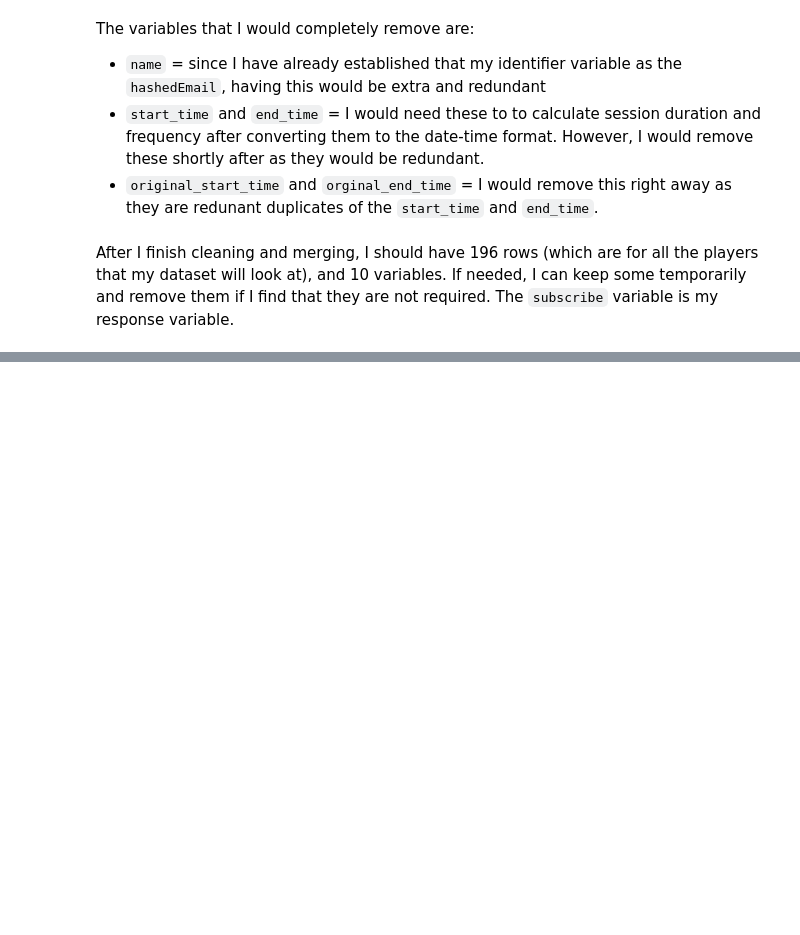
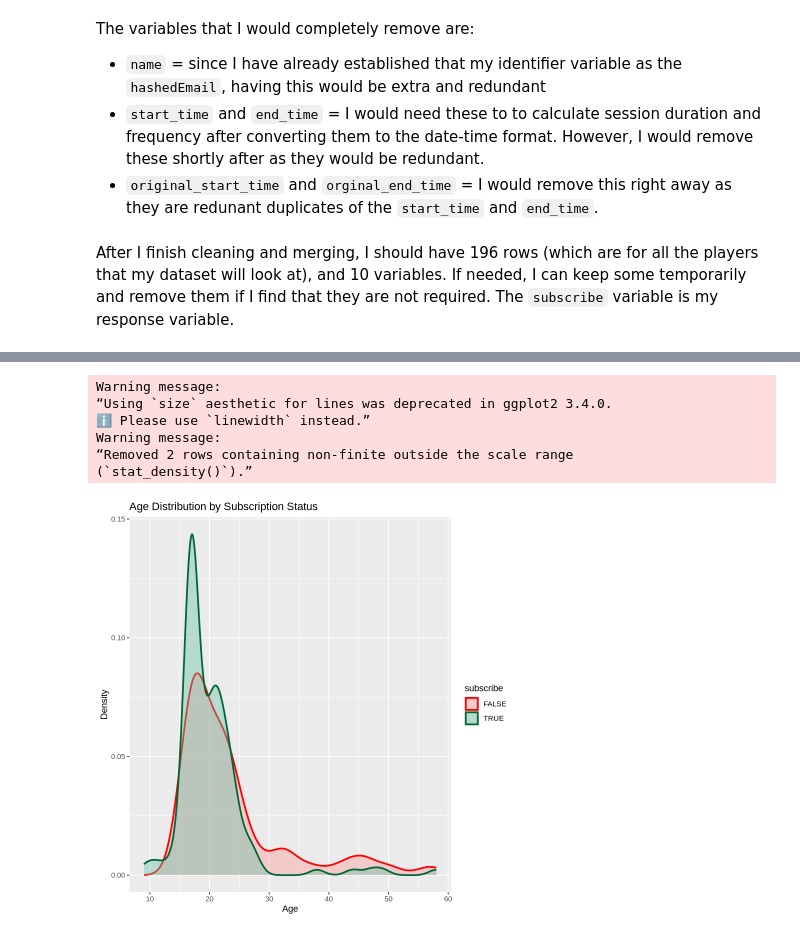
Before and after one commit to ihuang11/dsci100-project, a Jupyter notebook: Individual Project Planning Proposal.ipynb, the cells around one changed output, grey strips where cells are left out. Saved outputs shown, nothing was run; the diff lists cells and outputs as text; code cells hidden in the pictures; blank space fills up the shorter version.

```diff
--- a/Individual Project Planning Proposal.ipynb
+++ b/Individual Project Planning Proposal.ipynb
@@ -118,0 +164,6 @@ After I finish cleaning and merging, I should have 196 rows (which are for all t
+# %%
+sessions <- sessions |>
+    mutate(start_time = as.POSIXct(start_time, format = "%d/%m/%Y %H:%M"),
+           end_time = as.POSIXct(end_time, format = "%d/%m/%Y %H:%M"))
+
+sessions
@@ -118,0 +192,13 @@ After I finish cleaning and merging, I should have 196 rows (which are for all t
+# %%
+
+
+sessions <- sessions |>
+  mutate(session_duration = as.numeric(difftime(end_time, start_time, units = "mins")))
+
+data_combined <- players |>
+  left_join(sessions |> group_by(hashedEmail) |>
+              summarize(avg_session_duration = mean(session_duration, na.rm = TRUE),
+                        total_sessions = n()),
+            by = "hashedEmail")
+
+data_combined
@@ -118,0 +272,18 @@ After I finish cleaning and merging, I should have 196 rows (which are for all t
+# %%
+ggplot(data_combined, aes(x = Age, fill = subscribe, color = subscribe)) +
+  geom_density(alpha = 0.4, size = 1) +  # semi-transparent fill and visible outline
+  labs(
+    title = "Age Distribution by Subscription Status",
+    x = "Age",
+    y = "Density"
+  ) +
+  scale_fill_manual(values = c("FALSE" = "#FF9999", "TRUE" = "#66C2A5")) +
+  scale_color_manual(values = c("FALSE" = "#FF0000", "TRUE" = "#006633"))
+# %% [output]
+Warning message:
+“Using `size` aesthetic for lines was deprecated in ggplot2 3.4.0.
+ℹ Please use `linewidth` instead.”
+Warning message:
+“Removed 2 rows containing non-finite outside the scale range
+(`stat_density()`).”
+[figure, added]
```
Also changed, not shown: parts of 14 cells of this notebook.
